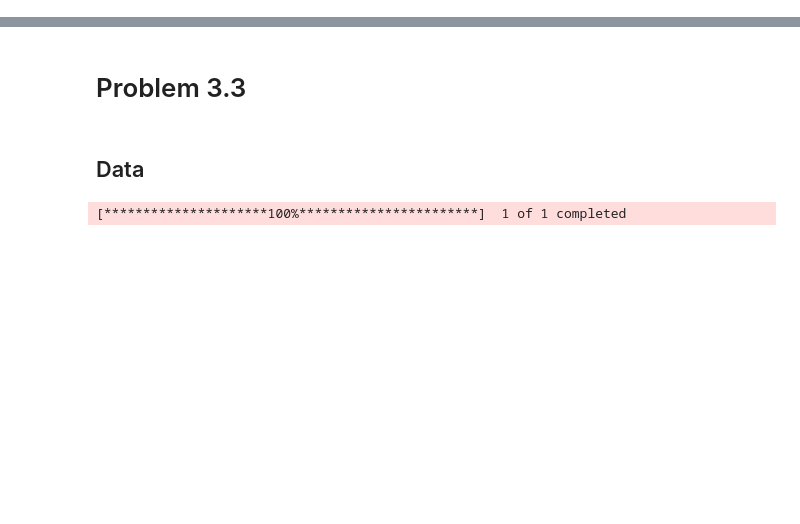
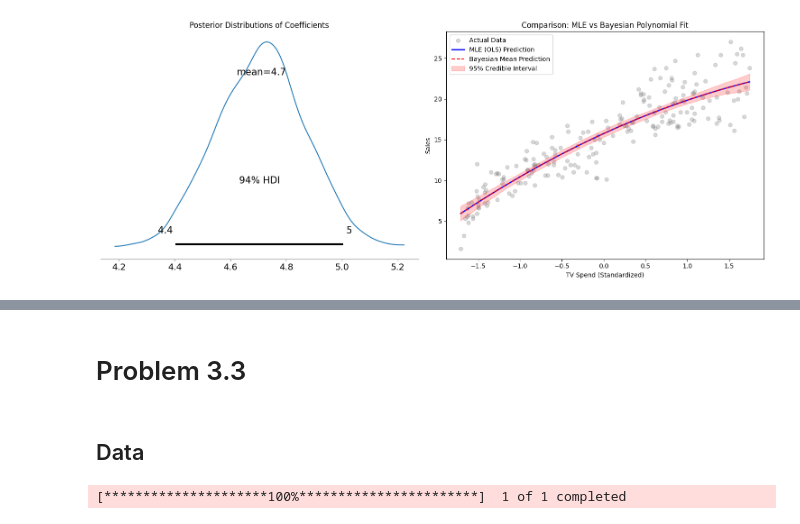
Before and after one commit to definitelynotbercik/ml_as3, a Jupyter notebook: main.ipynb, the cells around one changed output, grey strips where cells are left out. Drawn from its saved outputs; the diff is of its cells as text; code cells hidden in the pictures; blank space fills up the shorter version.

```diff
--- a/main.ipynb
+++ b/main.ipynb
@@ -0,0 +3,93 @@
+# %%
+import pymc as pm
+import numpy as np
+import pandas as pd
+import matplotlib.pyplot as plt
+import arviz as az
+from sklearn.preprocessing import StandardScaler
+from sklearn.linear_model import LinearRegression
+
+# 1. LOAD AND PREPROCESS DATA
+# Note: Ensure Advertising.csv is in your working directory
+try:
+    df = pd.read_csv('advertising.csv')
+except FileNotFoundError:
+    # Creating dummy data if file is missing for demonstration
+    np.random.seed(42)
+    x_dummy = np.random.uniform(0, 300, 200)
+    y_dummy = 5 + 0.05*x_dummy + 0.0001*(x_dummy**2) + np.random.normal(0, 1, 200)
+    df = pd.DataFrame({'TV': x_dummy, 'Sales': y_dummy})
+
+X_raw = df['TV'].values.reshape(-1, 1)
+y = df['Sales'].values
+
+# Standardize features for MCMC stability
+scaler = StandardScaler()
+X_scaled = scaler.fit_transform(X_raw).flatten()
+X_poly = np.stack([X_scaled, X_scaled**2], axis=1)
+
+# 2. FREQUENTIST OLS (MLE Equivalent)
+mle_model = LinearRegression().fit(X_poly, y)
+x_grid = np.linspace(X_scaled.min(), X_scaled.max(), 100).reshape(-1, 1)
+x_grid_poly = np.concatenate([x_grid, x_grid**2], axis=1)
+y_mle_pred = mle_model.predict(x_grid_poly)
+
+# 3. BAYESIAN MODELING WITH PYMC
+with pm.Model() as model:
+    # Priors: Weekly informative Normal priors
+    beta0 = pm.Normal("Intercept", mu=y.mean(), sigma=10)
+    beta = pm.Normal("Weights", mu=0, sigma=10, shape=2)
+    sigma = pm.Exponential("Noise", lam=1.0)
+
+    # Linear combination
+    mu = beta0 + beta[0] * X_poly[:, 0] + beta[1] * X_poly[:, 1]
+
+    # Likelihood
+    y_obs = pm.Normal("y_obs", mu=mu, sigma=sigma, observed=y)
+
+    # Sampling
+    trace = pm.sample(2000, tune=1000, chains=2, target_accept=0.95)
+
+# 4. POSTERIOR PREDICTIVE FOR VISUALIZATION
+with model:
+    # Generate predictions across the grid
+    mu_grid = beta0 + beta[0] * x_grid_poly[:, 0] + beta[1] * x_grid_poly[:, 1]
+    post_pred = pm.sample_posterior_predictive(trace, var_names=["Intercept", "Weights"])
+
+    # Extract posterior samples to manually plot credible intervals
+    post_beta0 = trace.posterior["Intercept"].values.flatten()
+    post_beta = trace.posterior["Weights"].values.reshape(-1, 2)
+
+    # Calculate expected y (mu) for every posterior sample across the grid
+    mu_samples = post_beta0[:, None] + (post_beta[:, 0, None] * x_grid_poly[:, 0]) + (post_beta[:, 1, None] * x_grid_poly[:, 1])
+
+# 5. VISUALIZATION
+fig, ax = plt.subplots(1, 2, figsize=(15, 6))
+
+# Plot 1: Posteriors
+az.plot_posterior(trace, var_names=["Weights"], ax=ax[0])
+ax[0].set_title("Posterior Distributions of Coefficients")
+
+# Plot 2: Bayesian vs MLE Comparison
+ax[1].scatter(X_scaled, y, alpha=0.3, label="Actual Data", color='gray')
+ax[1].plot(x_grid, y_mle_pred, color='blue', lw=2, label="MLE (OLS) Prediction")
+
+# Plot Bayesian mean and Credible Interval
+mu_mean = mu_samples.mean(axis=0)
+hdi = az.hdi(mu_samples, hdi_prob=0.95)
+ax[1].plot(x_grid, mu_mean, color='red', linestyle='--', label="Bayesian Mean Prediction")
+ax[1].fill_between(x_grid.flatten(), hdi[:, 0], hdi[:, 1], color='red', alpha=0.2, label="95% Credible Interval")
+
+ax[1].set_title("Comparison: MLE vs Bayesian Polynomial Fit")
+ax[1].set_xlabel("TV Spend (Standardized)")
+ax[1].set_ylabel("Sales")
+ax[1].legend()
+
+plt.tight_layout()
+plt.show()
+
+# Print summary comparison
+print(f"MLE Coefficients: Intercept={mle_model.intercept_:.4f}, Beta={mle_model.coef_}")
+print("\nBayesian Summary:")
+print(az.summary(trace, var_names=["Intercept", "Weights"]))
+# %% [output]
@@ -0,0 +106 @@
+[figure, added]
```
Also changed, not shown: parts of 5 cells of this notebook, 2 other files.
